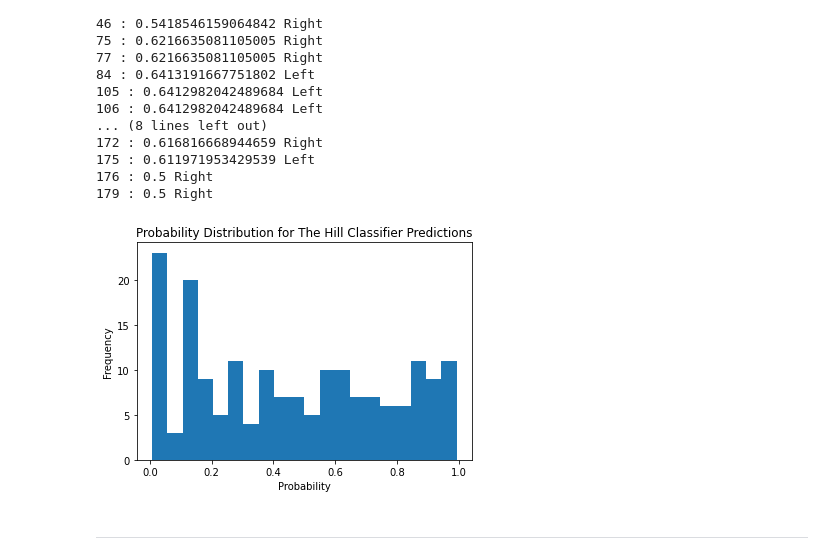
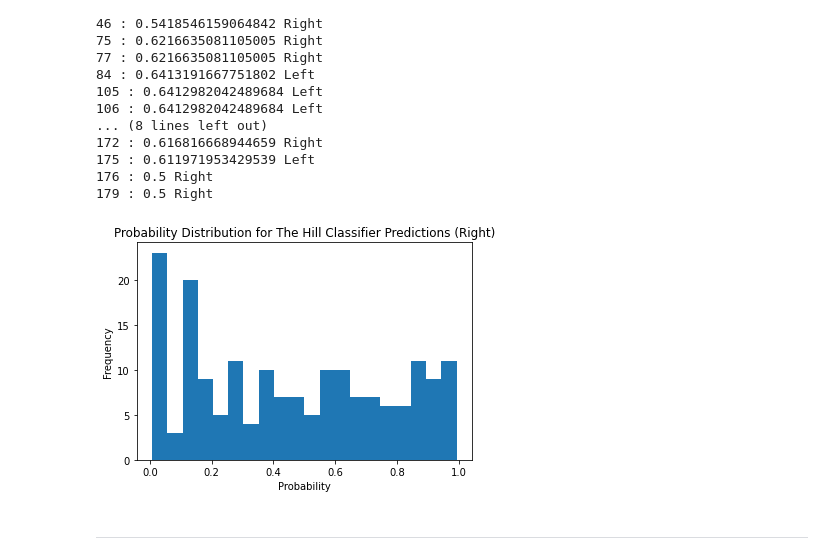
Before and after one commit to fausa/Bias_Detection_in_Journalism, a Jupyter notebook: deliverables/ADS509_FausA_PREPROCESS_EDA_MODELING.ipynb, the cells around one changed output. Drawn from its saved outputs; the diff is of its cells as text; code cells hidden in the pictures.

```diff
--- a/deliverables/ADS509_FausA_PREPROCESS_EDA_MODELING.ipynb
+++ b/deliverables/ADS509_FausA_PREPROCESS_EDA_MODELING.ipynb
@@ -853,3 +853,12 @@ Size of Test Data  806
 tfidf = TfidfVectorizer(min_df = 10, max_df=0.7, ngram_range=(1,2), stop_words=sw)
 X_train_tf = tfidf.fit_transform(X_train)
 X_test_tf = tfidf.transform(X_test)
+# %%
+
+from sklearn.model_selection import GridSearchCV
+from sklearn.svm import LinearSVC
+
+parameters = {'C':[0.1, 1, 6, 6.5, 8], 'penalty':['l1', 'l2'], 'tol':[0.0000001, 0.00001, 0.0001, 0.001, 0.01]}
+svc_grid = LinearSVC(random_state=0)
+clf_grid = GridSearchCV(svc_grid, parameters)
+clf_grid.fit(X_train_tf, Y_train)
@@ -856,6 +875,6 @@ X_test_tf = tfidf.transform(X_test)
 # %%
 # Train Lineary SVC Model with Training Data:
 
-model1 = LinearSVC(random_state=0, tol=1e-5)
+model1 = LinearSVC(random_state=0, tol=1e-7)
 model1.fit(X_train_tf, Y_train)
 # %% [output]
@@ -1165,13 +1221,13 @@ for pa in range(0,len(AP_predictions_proba)):
 # %%
 #AP_predictions_proba
 
 plt.hist(AP_predictions_proba[:, 1], bins=20)
 plt.xlabel('Probability')
 plt.ylabel('Frequency')
-plt.title('Probability Distribution for The Hill Classifier Predictions')
+plt.title('Probability Distribution for The Hill Classifier Predictions (Right)')
 plt.show()
 # %% [output]
-[figure, old version]
+[figure, new version]
 # %% [markdown]
 ----
 # %% [markdown]
```
Also changed, not shown: parts of 9 cells of this notebook.
